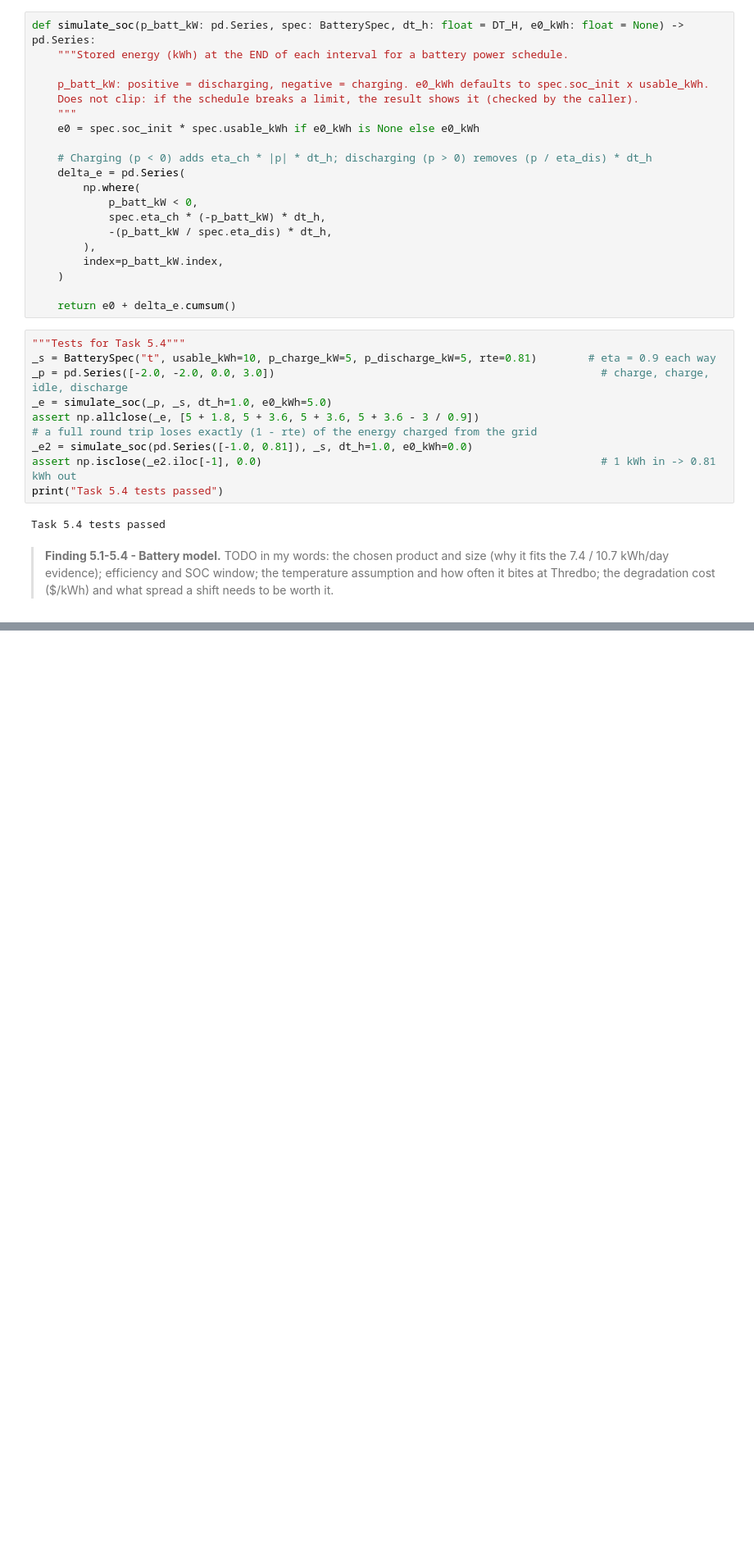
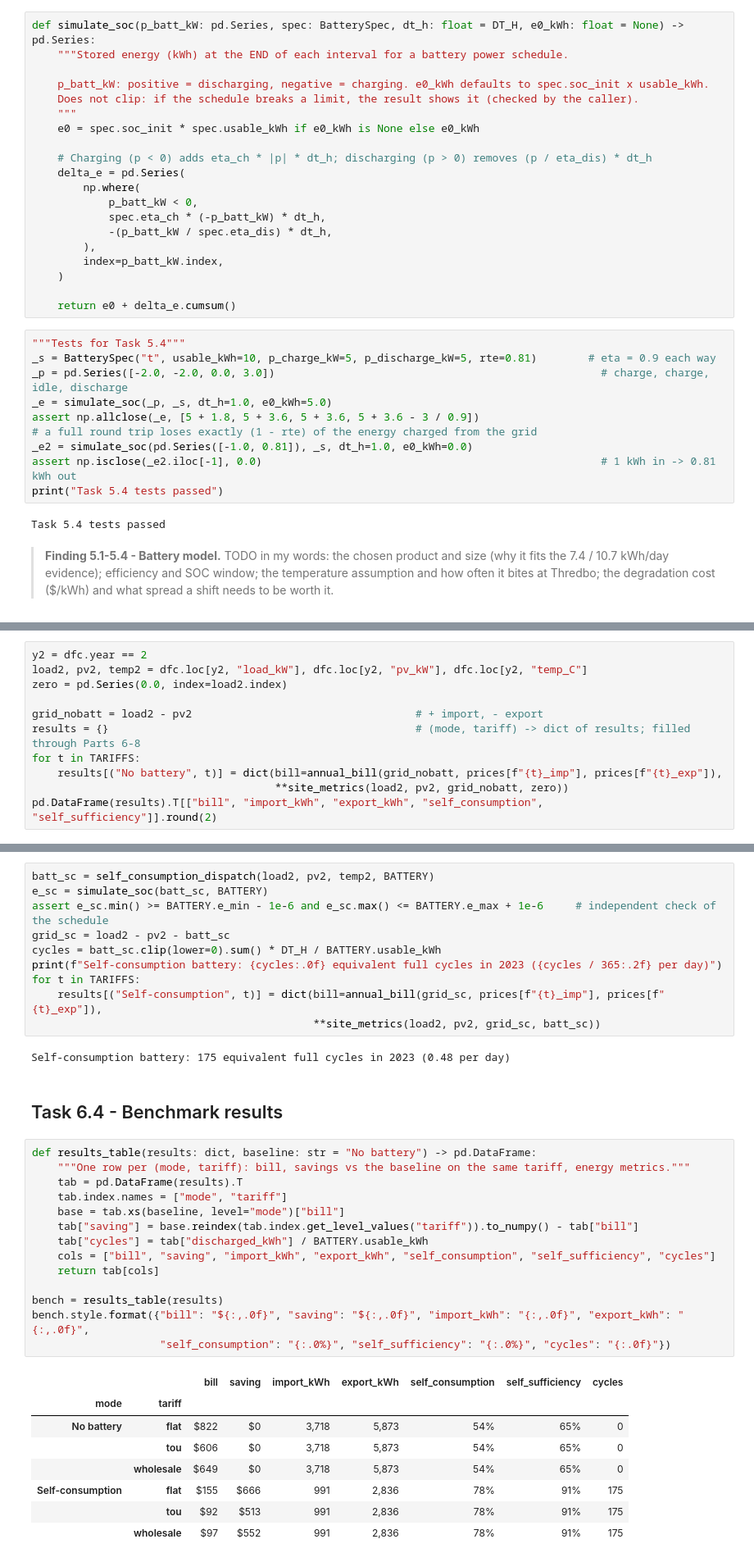
Before and after one commit to 7ayatibp/SOLA, a Jupyter notebook: SOLA4237_Assignment2.ipynb, the cells around one changed output, grey strips where cells are left out. Shown at 82% size. Drawn from its saved outputs; the diff is of its cells as text; blank space fills up the shorter version.

```diff
--- a/SOLA4237_Assignment2.ipynb
+++ b/SOLA4237_Assignment2.ipynb
@@ -1548,0 +1611,11 @@ Task 5.4 tests passed
+# %%
+y2 = dfc.year == 2
+load2, pv2, temp2 = dfc.loc[y2, "load_kW"], dfc.loc[y2, "pv_kW"], dfc.loc[y2, "temp_C"]
+zero = pd.Series(0.0, index=load2.index)
+
+grid_nobatt = load2 - pv2                                   # + import, - export
+results = {}                                                # (mode, tariff) -> dict of results; filled through Parts 6-8
+for t in TARIFFS:
+    results[("No battery", t)] = dict(bill=annual_bill(grid_nobatt, prices[f"{t}_imp"], prices[f"{t}_exp"]),
+                                      **site_metrics(load2, pv2, grid_nobatt, zero))
+pd.DataFrame(results).T[["bill", "import_kWh", "export_kWh", "self_consumption", "self_sufficiency"]].round(2)
@@ -1548,0 +1692,37 @@ Task 5.4 tests passed
+# %%
+batt_sc = self_consumption_dispatch(load2, pv2, temp2, BATTERY)
+e_sc = simulate_soc(batt_sc, BATTERY)
+assert e_sc.min() >= BATTERY.e_min - 1e-6 and e_sc.max() <= BATTERY.e_max + 1e-6     # independent check of the schedule
+grid_sc = load2 - pv2 - batt_sc
+cycles = batt_sc.clip(lower=0).sum() * DT_H / BATTERY.usable_kWh
+print(f"Self-consumption battery: {cycles:.0f} equivalent full cycles in 2023 ({cycles / 365:.2f} per day)")
+for t in TARIFFS:
+    results[("Self-consumption", t)] = dict(bill=annual_bill(grid_sc, prices[f"{t}_imp"], prices[f"{t}_exp"]),
+                                            **site_metrics(load2, pv2, grid_sc, batt_sc))
+# %% [output]
+Self-consumption battery: 175 equivalent full cycles in 2023 (0.48 per day)
+# %% [markdown]
+## Task 6.4 - Benchmark results
+# %%
+def results_table(results: dict, baseline: str = "No battery") -> pd.DataFrame:
+    """One row per (mode, tariff): bill, savings vs the baseline on the same tariff, energy metrics."""
+    tab = pd.DataFrame(results).T
+    tab.index.names = ["mode", "tariff"]
+    base = tab.xs(baseline, level="mode")["bill"]
+    tab["saving"] = base.reindex(tab.index.get_level_values("tariff")).to_numpy() - tab["bill"]
+    tab["cycles"] = tab["discharged_kWh"] / BATTERY.usable_kWh
+    cols = ["bill", "saving", "import_kWh", "export_kWh", "self_consumption", "self_sufficiency", "cycles"]
+    return tab[cols]
+
+bench = results_table(results)
+bench.style.format({"bill": "${:,.0f}", "saving": "${:,.0f}", "import_kWh": "{:,.0f}", "export_kWh": "{:,.0f}",
+                    "self_consumption": "{:.0%}", "self_sufficiency": "{:.0%}", "cycles": "{:.0f}"})
+# %% [output]
+|  |  | bill | saving | import_kWh | export_kWh | self_consumption | self_sufficiency | cycles |
+| mode | tariff |  |  |  |  |  |  |  |
+| No battery | flat | $822 | $0 | 3,718 | 5,873 | 54% | 65% | 0 |
+|  | tou | $606 | $0 | 3,718 | 5,873 | 54% | 65% | 0 |
+|  | wholesale | $649 | $0 | 3,718 | 5,873 | 54% | 65% | 0 |
+| Self-consumption | flat | $155 | $666 | 991 | 2,836 | 78% | 91% | 175 |
+|  | tou | $92 | $513 | 991 | 2,836 | 78% | 91% | 175 |
+|  | wholesale | $97 | $552 | 991 | 2,836 | 78% | 91% | 175 |
```
Also changed, not shown: parts of 63 cells of this notebook, 10 other files.
